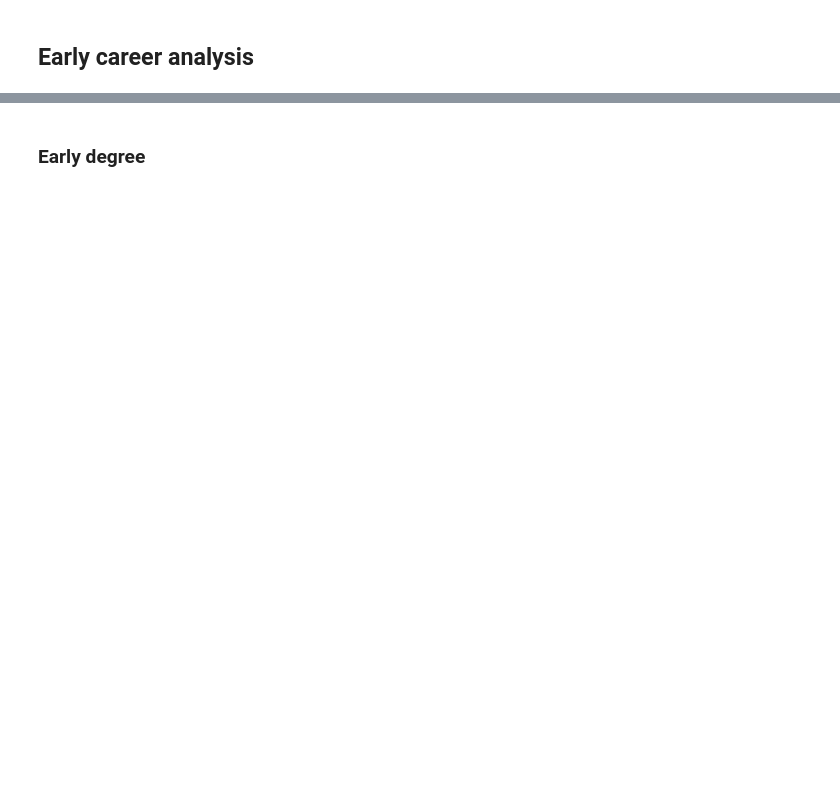
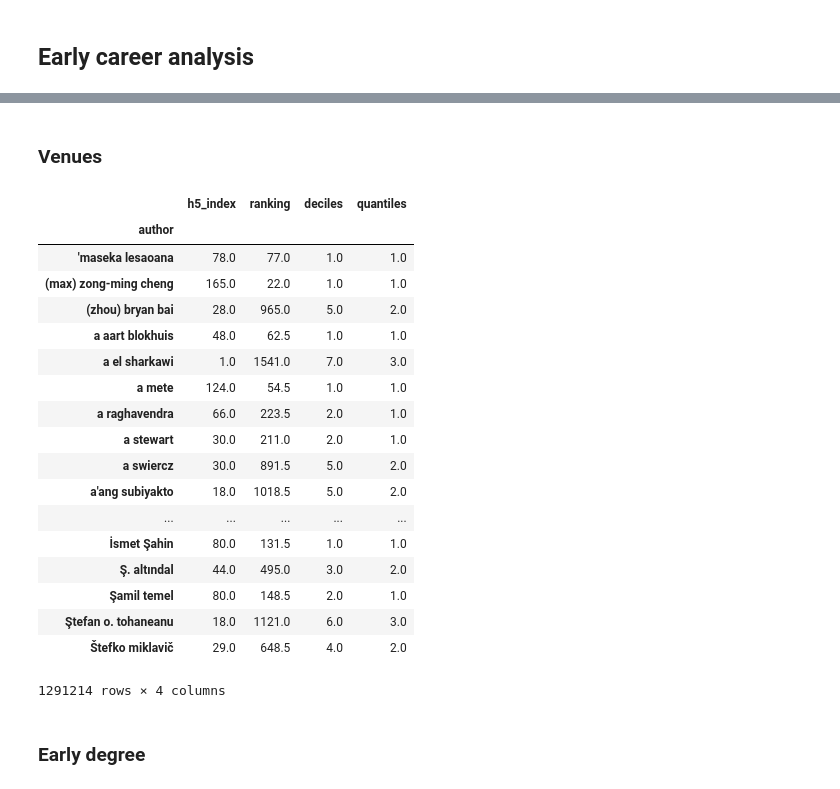
Before and after one commit to gesiscss/inequality, a Jupyter notebook: 0.Data Preprocessing.ipynb, the cells around one changed output, grey strips where cells are left out. Saved outputs shown, nothing was run; the diff lists cells and outputs as text; code cells hidden in the pictures; blank space fills up the shorter version.

Commit message:
implemented venues for papers

```diff
--- a/0.Data Preprocessing.ipynb
+++ b/0.Data Preprocessing.ipynb
@@ -79,6 +83,9 @@ print('Publications# - ',authorPublicationData['pub_id'].nunique())
 Authors#      -  1704919
 Years#        -  83
 Publications# -  3078230
+# %%
+# venue data
+publication_venues_rank = pd.read_csv('derived-data/publication-venues-rank.csv')
 # %% [markdown]
 ## 2. Career length and dropouts
 # %%
@@ -352,0 +308,3 @@ combined = final_citation_count_from_ids.merge(credible_authors[['author', 'star
+# %%
+early_career_publications = authorPublicationData.merge(credible_authors[['author', 'start_year']], on='author', how='left')
+# TODO Is this 'left' here good?
@@ -366,2 +347,7 @@ combined.head()
 # %%
 combined.drop_duplicates(subset=['author', 'id1', 'id2'], inplace=True)
+# %% [markdown]
+### Venues
+# %%
+early_career_venues = early_career_publications.merge(publication_venues_rank[
+    ['pub_id', 'h5_index', 'ranking', 'deciles', 'quantiles']], on='pub_id', how='inner')
@@ -368,3 +356,40 @@ combined.drop_duplicates(subset=['author', 'id1', 'id2'], inplace=True)
+# %%
+# for EARLY_CAREER in EARLY_CAREER_LEN_LIST:
+EARLY_CAREER = 3
+early_career_venues_ec = early_career_venues[early_career_venues.year < early_career_venues.start_year + EARLY_CAREER]
+early_career_venues_gr = early_career_venues_ec.groupby('author').agg({
+    'h5_index': 'max',
+    'ranking': 'min',
+    'deciles': 'min',
+    'quantiles': 'min'}).rename(columns={
+    'h5_index': f'h5_index_{EARLY_CAREER}',
+    'ranking': f'ranking_{EARLY_CAREER}',
+    'deciles': f'deciles_{EARLY_CAREER}',
+    'quantiles': f'quantiles_{EARLY_CAREER}'})
+early_career_venues_gr = early_career_venues_gr.reset_index()
+credible_authors = credible_authors.merge(early_career_venues_gr, on='author', how='left')
+for col in [f'h5_index_{EARLY_CAREER}', f'ranking_{EARLY_CAREER}', f'deciles_{EARLY_CAREER}', f'quantiles_{EARLY_CAREER}']:
+    credible_authors[col] = credible_authors[col].fillna(0)
+# %% [output]
+|  | h5_index | ranking | deciles | quantiles |
+| author |  |  |  |  |
+| 'maseka lesaoana | 78.0 | 77.0 | 1.0 | 1.0 |
+| (max) zong-ming cheng | 165.0 | 22.0 | 1.0 | 1.0 |
+| (zhou) bryan bai | 28.0 | 965.0 | 5.0 | 2.0 |
+| a aart blokhuis | 48.0 | 62.5 | 1.0 | 1.0 |
+| a el sharkawi | 1.0 | 1541.0 | 7.0 | 3.0 |
+| a mete | 124.0 | 54.5 | 1.0 | 1.0 |
+| a raghavendra | 66.0 | 223.5 | 2.0 | 1.0 |
+| a stewart | 30.0 | 211.0 | 2.0 | 1.0 |
+| a swiercz | 30.0 | 891.5 | 5.0 | 2.0 |
+| a'ang subiyakto | 18.0 | 1018.5 | 5.0 | 2.0 |
+| ... | ... | ... | ... | ... |
+| İsmet Şahin | 80.0 | 131.5 | 1.0 | 1.0 |
+| Ş. altındal | 44.0 | 495.0 | 3.0 | 2.0 |
+| Şamil temel | 80.0 | 148.5 | 2.0 | 1.0 |
+| Ştefan o. tohaneanu | 18.0 | 1121.0 | 6.0 | 3.0 |
+| Štefko miklavič | 29.0 | 648.5 | 4.0 | 2.0 |
+1291214 rows × 4 columns
 # %% [markdown]
 ### Early degree
 # %%
```
Also changed, not shown: parts of 46 cells of this notebook.
